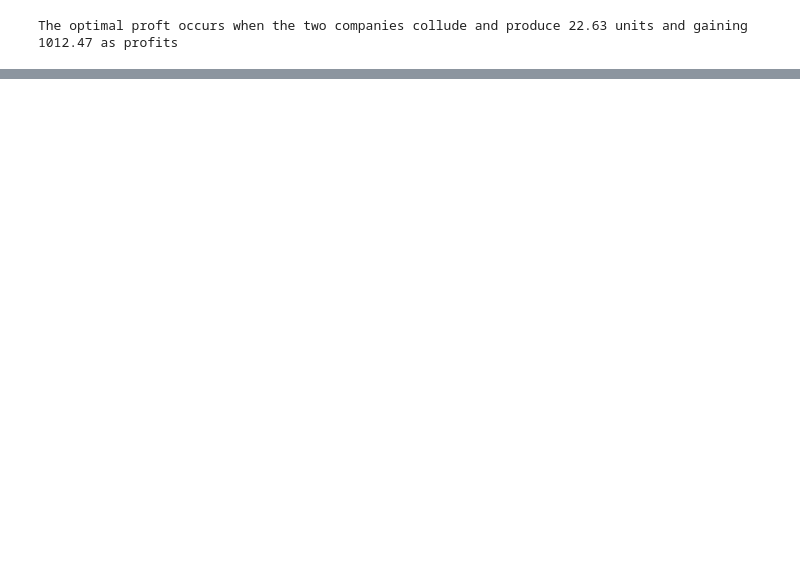
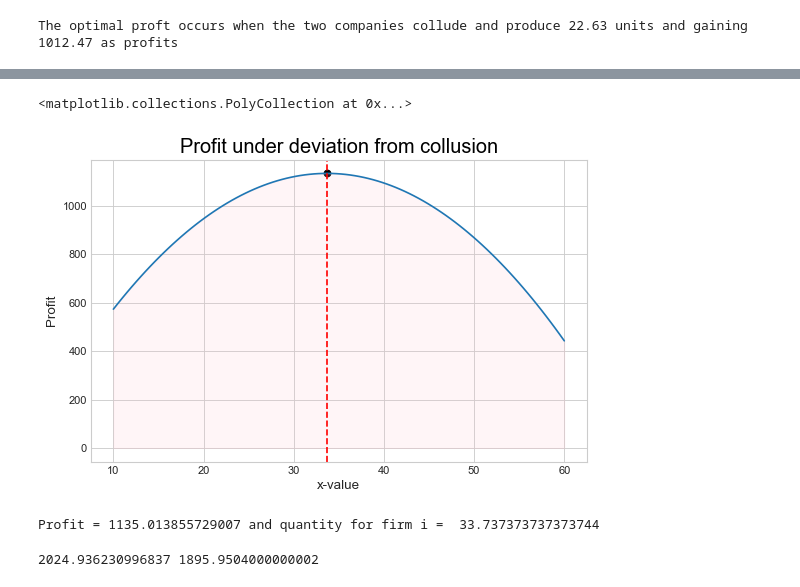
Before and after one commit to yapicikerem/Numecon_workspace, a Jupyter notebook: modelproject/Cournot-Copy1.ipynb, the cells around one changed output, grey strips where cells are left out. Cells and saved outputs as stored; diff of their text form; code cells hidden in the pictures; blank space fills up the shorter version.

```diff
--- a/modelproject/Cournot-Copy1.ipynb
+++ b/modelproject/Cournot-Copy1.ipynb
@@ -5,0 +1,6 @@ import numpy as np
+# %%
+from scipy import optimize,arange
+from numpy import array
+import matplotlib.pyplot as plt
+import numpy as np
+plt.style.use('seaborn-whitegrid')
@@ -63,0 +102,28 @@ The optimal proft occurs when the two companies collude and produce 22.63 units
+# %%
+x_grid = np.linspace(10, 60, 100)
+xvalue_deviate = []
+profits_deviate = []
+
+for x in x_grid:
+    xvalue_deviate.append(x)
+    profits_deviate.append(profit(x,22.62))
+# %%
+fig = plt.figure(figsize=(8, 5), dpi=80)
+ax = fig.add_subplot(1,1,1)
+ax.plot(xvalue_deviate,profits_deviate)
+ax.set_xlabel('x-value', fontsize=12)
+ax.set_ylabel('Profit', fontsize=12)
+ax.set_title('Profit under deviation from collusion', fontsize=18, color='black')
+ax.axvline(x=33.74, color='red',linestyle = 'dashed')
+ax.scatter(33.74,1135.01, color='black')
+ax.fill_between(xvalue_deviate,profits_deviate, color='pink', alpha=0.15)
+# %% [output]
+<matplotlib.collections.PolyCollection at 0x...>
+[figure, added]
+# %%
+optimum_deviated_profit = max(profits_deviate)
+optimum_deviated_quantity = xvalue_deviate[profits_deviate.index(max(profits_deviate))]
+
+print('Profit =', optimum_deviated_profit, 'and quantity for firm i = ', optimum_deviated_quantity)
+# %% [output]
+Profit = 1135.013855729007 and quantity for firm i =  33.737373737373744
@@ -63,0 +133,4 @@ The optimal proft occurs when the two companies collude and produce 22.63 units
+# %%
+print(profit_collude, profit_deviate)
+# %% [output]
+2024.936230996837 1895.9504000000002
```
Also changed, not shown: parts of 14 cells of this notebook.
